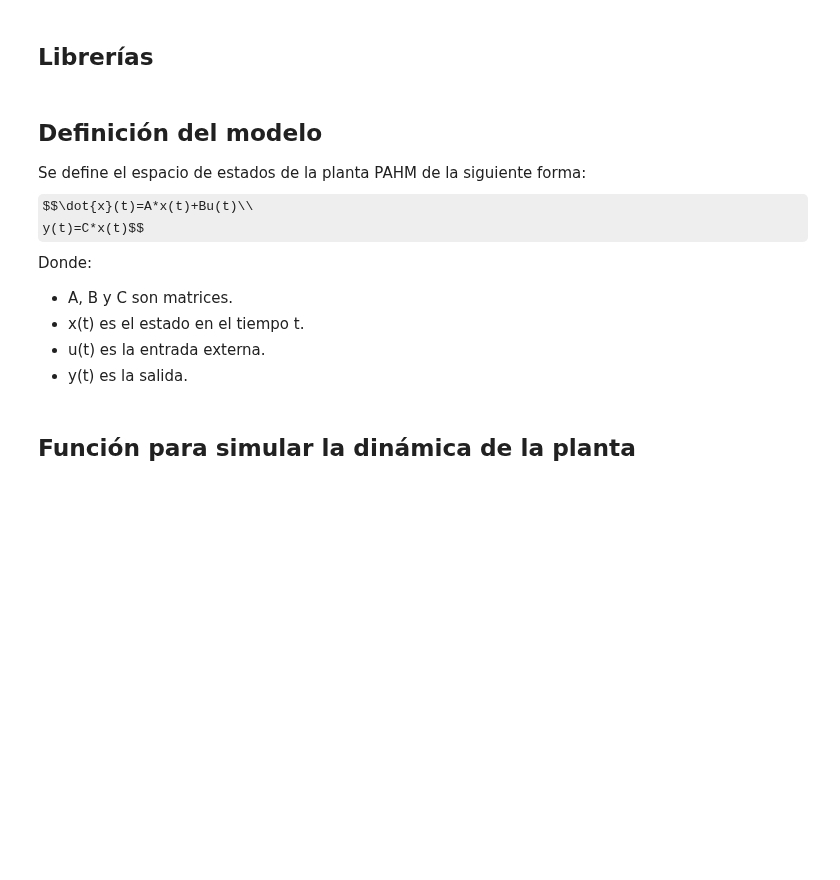
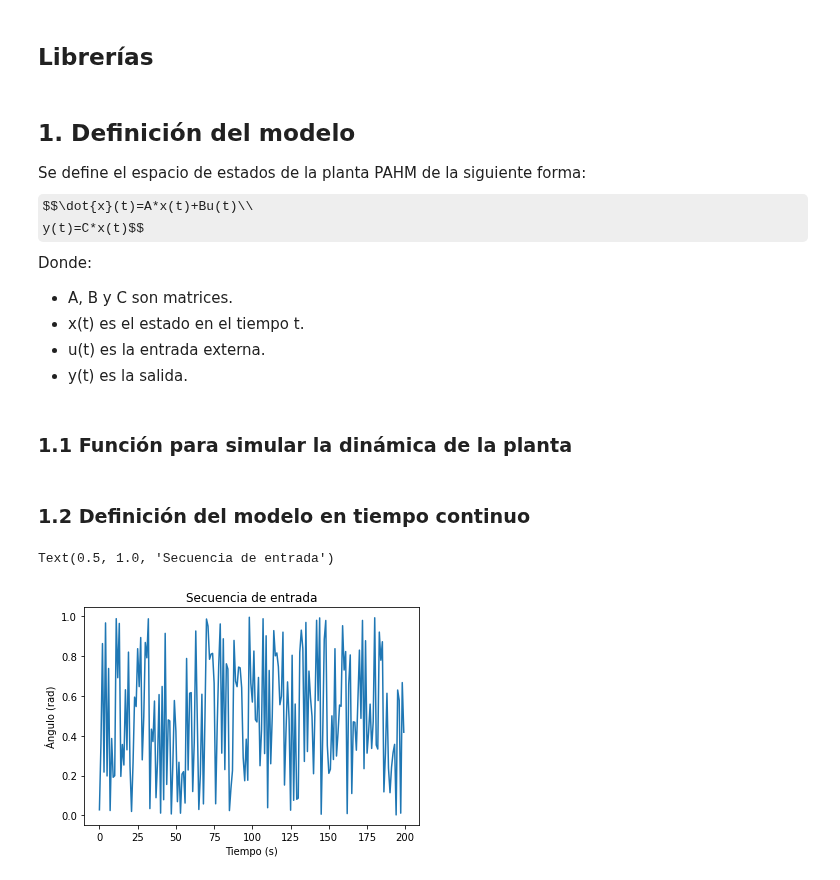
Before and after one commit to jorgebre98/Trabajo_Final_Graduacion, a Jupyter notebook: Mimetizadora.ipynb, the cells around one changed output. Drawn from its saved outputs; the diff is of its cells as text; code cells hidden in the pictures; some formulas as TeX source; blank space fills up the shorter version.

```diff
--- a/Mimetizadora.ipynb
+++ b/Mimetizadora.ipynb
@@ -22,6 +44,6 @@ from numpy.linalg import inv
 #from keras.callbacks import ModelCheckpoint
 # %% [markdown]
-## Definición del modelo
+## 1. Definición del modelo
 Se define el espacio de estados de la planta PAHM de la siguiente forma:
 $$\dot{x}(t)=A*x(t)+Bu(t)\\
 y(t)=C*x(t)$$
@@ -31,7 +53,7 @@ Donde:
 - u(t) es la entrada externa.
 - y(t) es la salida.
 # %% [markdown]
-## Función para simular la dinámica de la planta
+### 1.1 Función para simular la dinámica de la planta
 # %%
 def dinamica_modelo(A,B,C,cond_inicial,input_sequence, time_steps,muestreo):
     I = np.identity(A.shape[0])
@@ -53,21 +75,25 @@ def dinamica_modelo(A,B,C,cond_inicial,input_sequence, time_steps,muestreo):
     Xd[:,[-1]] = x
     Yd[:,[-1]] = C*x
     return Xd, Yd
+# %% [markdown]
+### 1.2 Definición del modelo en tiempo continuo
 # %%
-# Definición del modelo en tiempo continuo
 A = np.matrix([[0, 1],[-0.9413, -0.149]])
 B = np.matrix([[0],[0.149]])
 C = np.matrix([[1, 0]])
 
 # Definición del tiempo de muestreo
 tiempo = 200
 sampling = 0.2
-
 input_seq_train = np.random.rand(tiempo,1) # Secuencia de entrada para la simulación
                                            # Es aleatoria para que sea rica en información
 x0_train = np.random.rand(2,1) # Condición inicial
-input_seq=np.ones(tiempo)
-#plt.plot(input_seq_train)
+input_seq=np.ones(tiempo) # Escalón
 
-# Dinámica de la planta
-state,output_train=dinamica_modelo(A,B,C,x0_train,input_seq,tiempo,sampling)
+plt.plot(input_seq_train)
+plt.xlabel('Tiempo (s)')
+plt.ylabel('Ángulo (rad)')
+plt.title('Secuencia de entrada')
+# %% [output]
+Text(0.5, 1.0, 'Secuencia de entrada')
+[figure, added]
```
Also changed, not shown: parts of 19 cells of this notebook.
